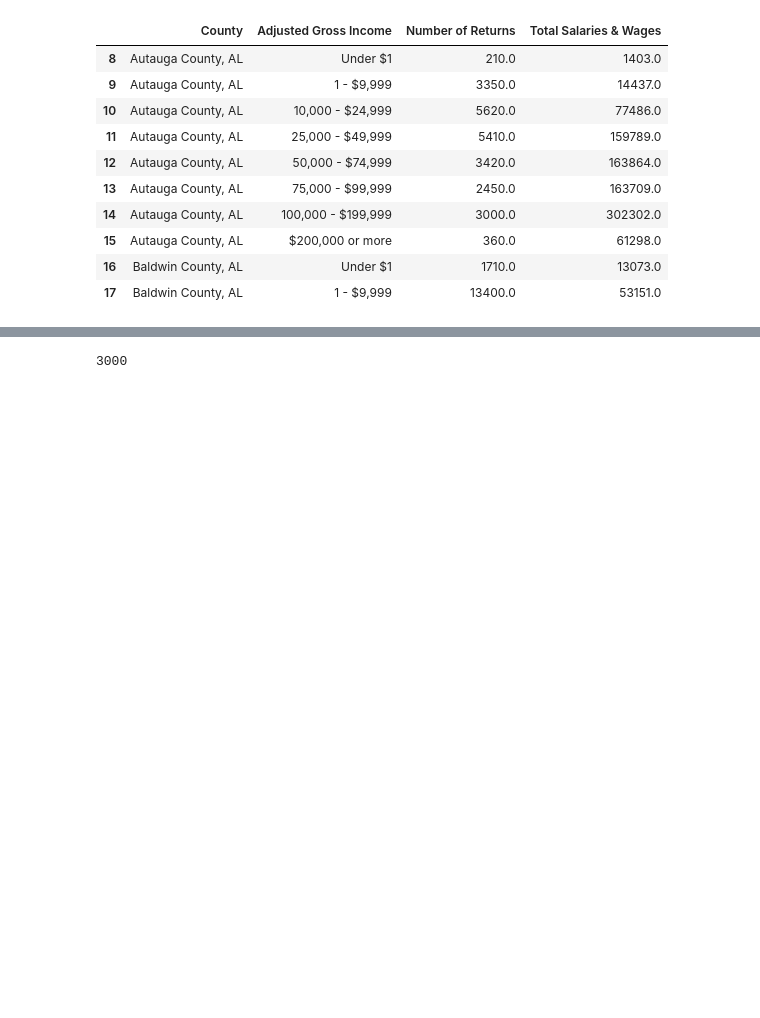
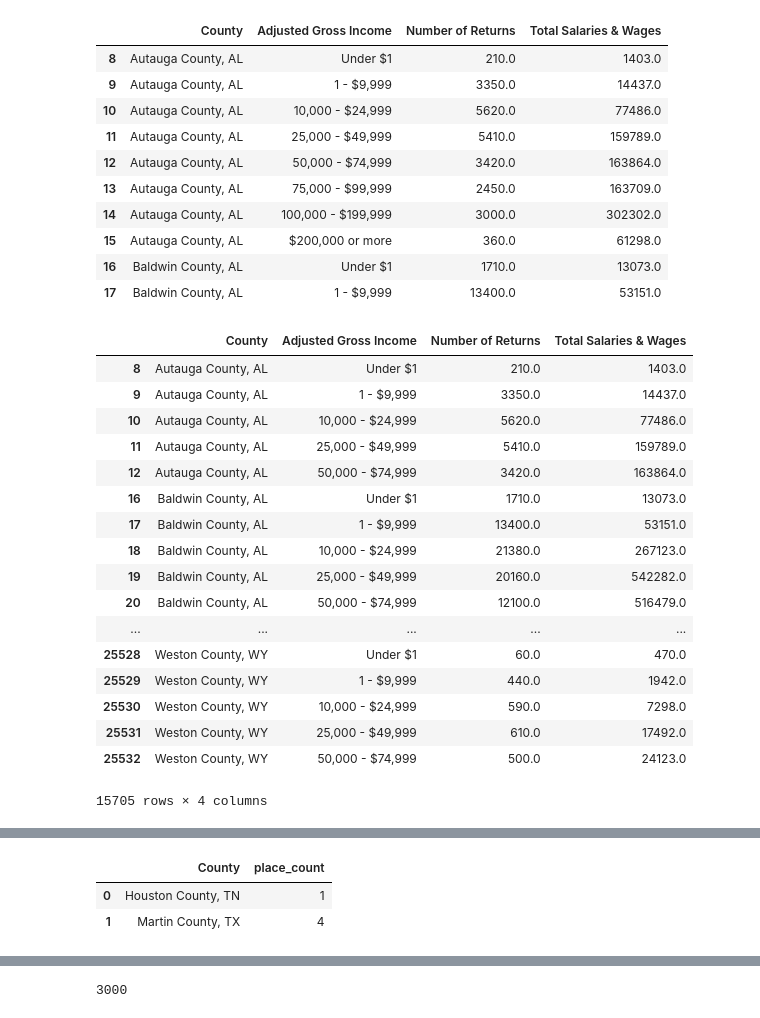
Before and after one commit to patrickmheembrock/ProjectRepo, a Jupyter notebook: DataClean.ipynb, the cells around one changed output, grey strips where cells are left out. Drawn from its saved outputs; the diff is of its cells as text; code cells hidden in the pictures; blank space fills up the shorter version.

```diff
--- a/DataClean.ipynb
+++ b/DataClean.ipynb
@@ -96,6 +98,31 @@ irs_rename.head(10)
 | 15 | Autauga County, AL | $200,000 or more | 360.0 | 61298.0 |
 | 16 | Baldwin County, AL | Under $1 | 1710.0 | 13073.0 |
 | 17 | Baldwin County, AL | 1 - $9,999 | 13400.0 | 53151.0 |
+# %%
+# state_counts = usa_ufo_df["state"].value_counts()
+# state_counts.head()
+
+income_counts = irs_rename.groupby(["County"])
+income_counts.head()
+# %% [output]
+|  | County | Adjusted Gross Income | Number of Returns | Total Salaries & Wages |
+| 8 | Autauga County, AL | Under $1 | 210.0 | 1403.0 |
+| 9 | Autauga County, AL | 1 - $9,999 | 3350.0 | 14437.0 |
+| 10 | Autauga County, AL | 10,000 - $24,999 | 5620.0 | 77486.0 |
+| 11 | Autauga County, AL | 25,000 - $49,999 | 5410.0 | 159789.0 |
+| 12 | Autauga County, AL | 50,000 - $74,999 | 3420.0 | 163864.0 |
+| 16 | Baldwin County, AL | Under $1 | 1710.0 | 13073.0 |
+| 17 | Baldwin County, AL | 1 - $9,999 | 13400.0 | 53151.0 |
+| 18 | Baldwin County, AL | 10,000 - $24,999 | 21380.0 | 267123.0 |
+| 19 | Baldwin County, AL | 25,000 - $49,999 | 20160.0 | 542282.0 |
+| 20 | Baldwin County, AL | 50,000 - $74,999 | 12100.0 | 516479.0 |
+| ... | ... | ... | ... | ... |
+| 25528 | Weston County, WY | Under $1 | 60.0 | 470.0 |
+| 25529 | Weston County, WY | 1 - $9,999 | 440.0 | 1942.0 |
+| 25530 | Weston County, WY | 10,000 - $24,999 | 590.0 | 7298.0 |
+| 25531 | Weston County, WY | 25,000 - $49,999 | 610.0 | 17492.0 |
+| 25532 | Weston County, WY | 50,000 - $74,999 | 500.0 | 24123.0 |
+15705 rows × 4 columns
 # %%
 #Importing Raw CDC Data
 cdc_pd = pd.read_csv("Raw Data/CDC Dataset - Heart Disease by County.csv")
@@ -185,3 +212,15 @@ df_merge.head(10)
 | 7 | AK | Ketchikan Gateway, AK | 326.8 | Overall | Overall | (55.559161, -131.351892) | ... |
 | 8 | AK | Ketchikan Gateway, AK | 496.9 | Male | Overall | (55.559161, -131.351892) | ... |
 | 9 | AK | Ketchikan Gateway, AK | 496.9 | Male | Overall | (55.559161, -131.351892) | ... |
+# %%
+# counties = ["Houston County, TN", "Martin County, TX"]
+# places = [1, 4]
+
+mcd_p_county = pd.read_csv("Mcdonalds_per_County.csv")
+# TODO replace this df with pd.read_csv when ingest is done
+counties_to_place_count_df = pd.DataFrame({"County": counties, "place_count": places})
+counties_to_place_count_df
+# %% [output]
+|  | County | place_count |
+| 0 | Houston County, TN | 1 |
+| 1 | Martin County, TX | 4 |
```
Also changed, not shown: parts of 8 cells of this notebook.
